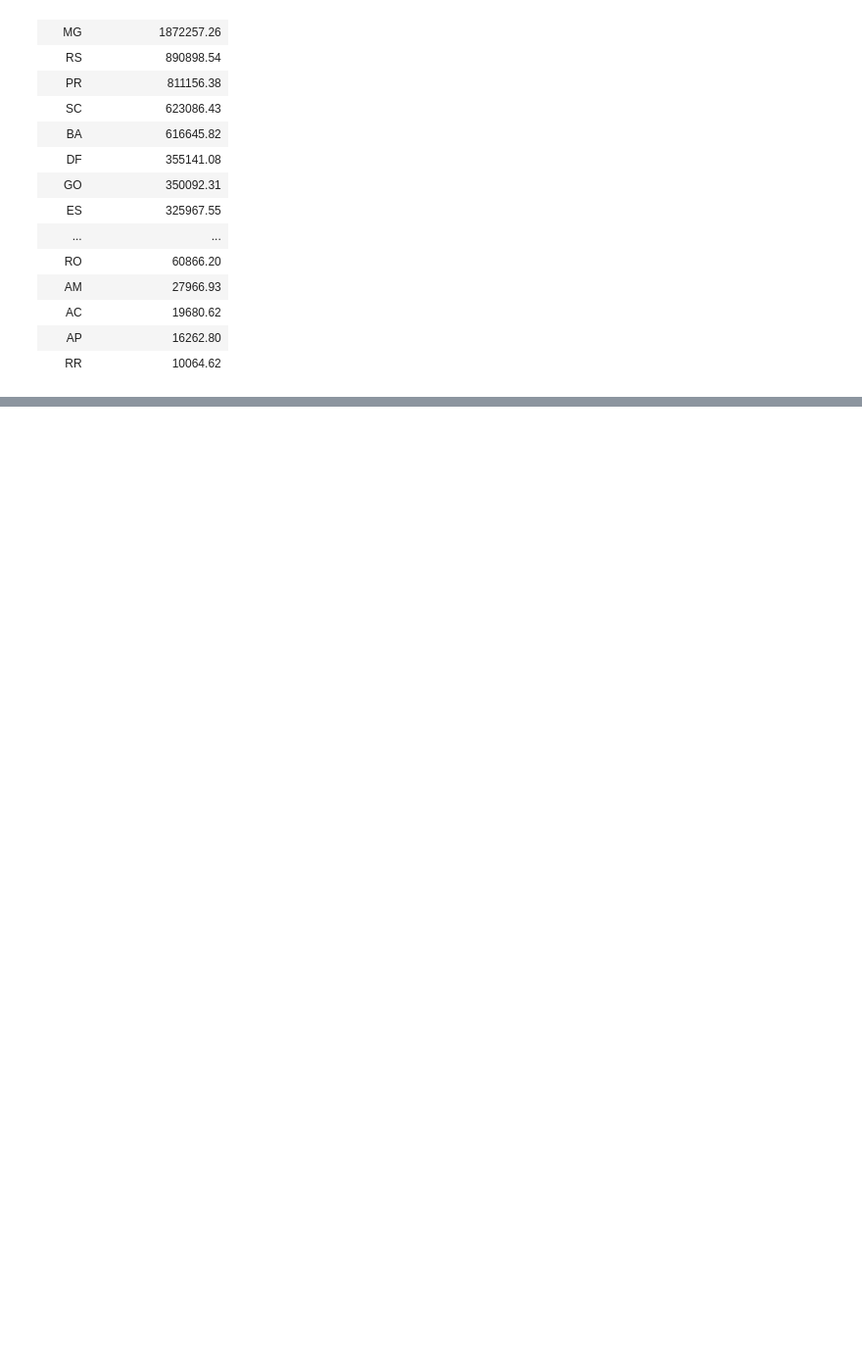
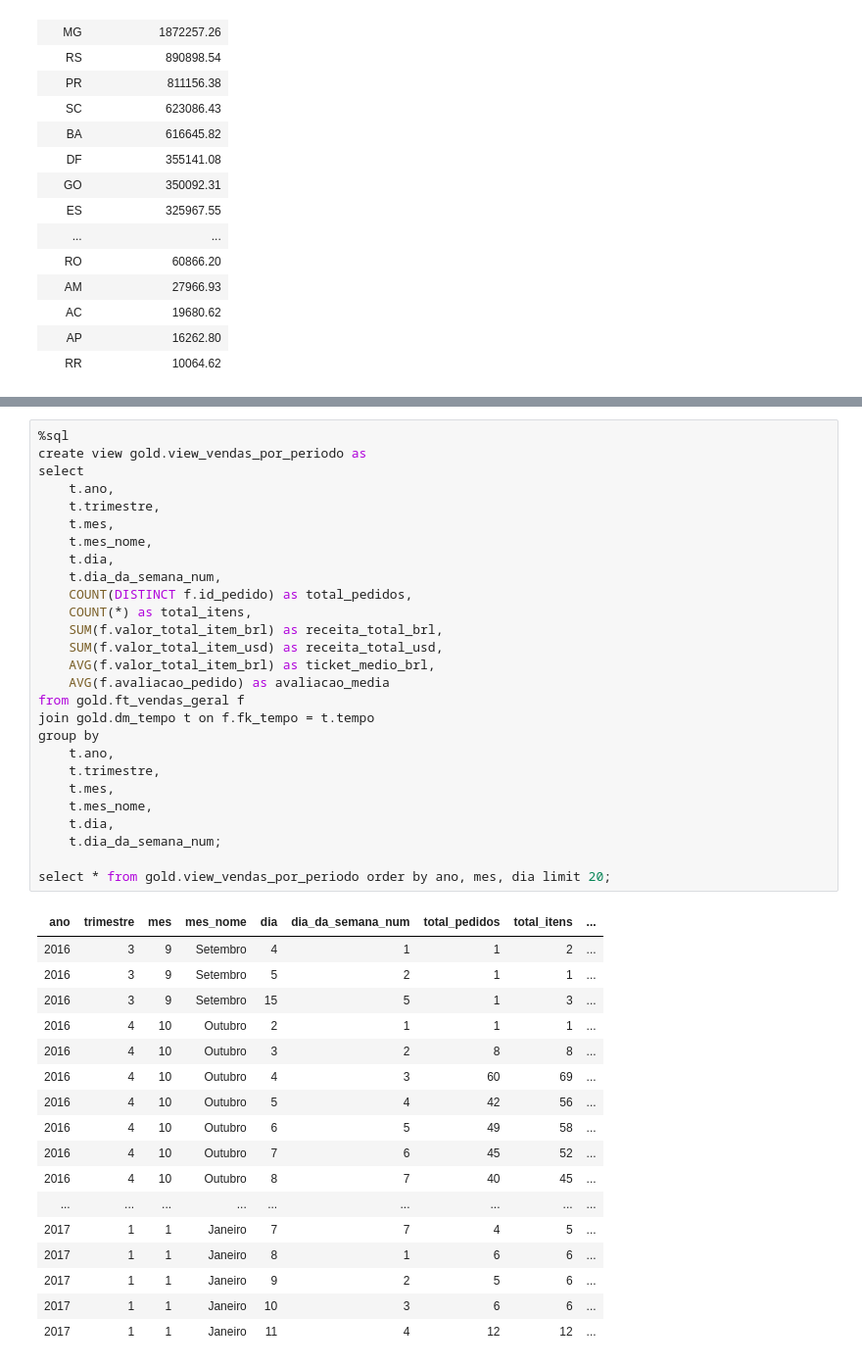
Before and after one commit to MaluArr/Atv_RocketLabDados-2025.2, a Jupyter notebook: Atividade03/Brazilian E-Commerce Gold.ipynb, the cells around one changed output, grey strips where cells are left out. Shown at 98% size. Saved outputs shown, nothing was run; the diff lists cells and outputs as text; blank space fills up the shorter version.

```diff
--- a/Atividade03/Brazilian E-Commerce Gold.ipynb
+++ b/Atividade03/Brazilian E-Commerce Gold.ipynb
@@ -94,0 +379,45 @@ order by valor_total_estado_brl desc;
+# %%
+%sql
+create view gold.view_vendas_por_periodo as
+select
+    t.ano,
+    t.trimestre,
+    t.mes,
+    t.mes_nome,
+    t.dia,
+    t.dia_da_semana_num,
+    COUNT(DISTINCT f.id_pedido) as total_pedidos,
+    COUNT(*) as total_itens,
+    SUM(f.valor_total_item_brl) as receita_total_brl,
+    SUM(f.valor_total_item_usd) as receita_total_usd,
+    AVG(f.valor_total_item_brl) as ticket_medio_brl,
+    AVG(f.avaliacao_pedido) as avaliacao_media
+from gold.ft_vendas_geral f
+join gold.dm_tempo t on f.fk_tempo = t.tempo
+group by
+    t.ano,
+    t.trimestre,
+    t.mes,
+    t.mes_nome,
+    t.dia,
+    t.dia_da_semana_num;
+
+select * from gold.view_vendas_por_periodo order by ano, mes, dia limit 20;
+# %% [output]
+| ano | trimestre | mes | mes_nome | dia | dia_da_semana_num | total_pedidos | total_itens | ... |
+| 2016 | 3 | 9 | Setembro | 4 | 1 | 1 | 2 | ... |
+| 2016 | 3 | 9 | Setembro | 5 | 2 | 1 | 1 | ... |
+| 2016 | 3 | 9 | Setembro | 15 | 5 | 1 | 3 | ... |
+| 2016 | 4 | 10 | Outubro | 2 | 1 | 1 | 1 | ... |
+| 2016 | 4 | 10 | Outubro | 3 | 2 | 8 | 8 | ... |
+| 2016 | 4 | 10 | Outubro | 4 | 3 | 60 | 69 | ... |
+| 2016 | 4 | 10 | Outubro | 5 | 4 | 42 | 56 | ... |
+| 2016 | 4 | 10 | Outubro | 6 | 5 | 49 | 58 | ... |
+| 2016 | 4 | 10 | Outubro | 7 | 6 | 45 | 52 | ... |
+| 2016 | 4 | 10 | Outubro | 8 | 7 | 40 | 45 | ... |
+| ... | ... | ... | ... | ... | ... | ... | ... | ... |
+| 2017 | 1 | 1 | Janeiro | 7 | 7 | 4 | 5 | ... |
+| 2017 | 1 | 1 | Janeiro | 8 | 1 | 6 | 6 | ... |
+| 2017 | 1 | 1 | Janeiro | 9 | 2 | 5 | 6 | ... |
+| 2017 | 1 | 1 | Janeiro | 10 | 3 | 6 | 6 | ... |
+| 2017 | 1 | 1 | Janeiro | 11 | 4 | 12 | 12 | ... |
```
Also changed, not shown: parts of 13 cells of this notebook.
